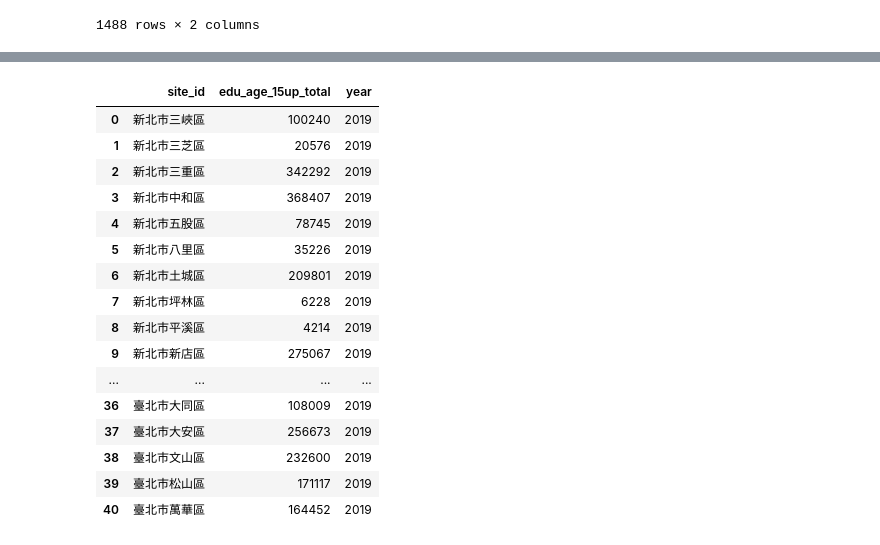
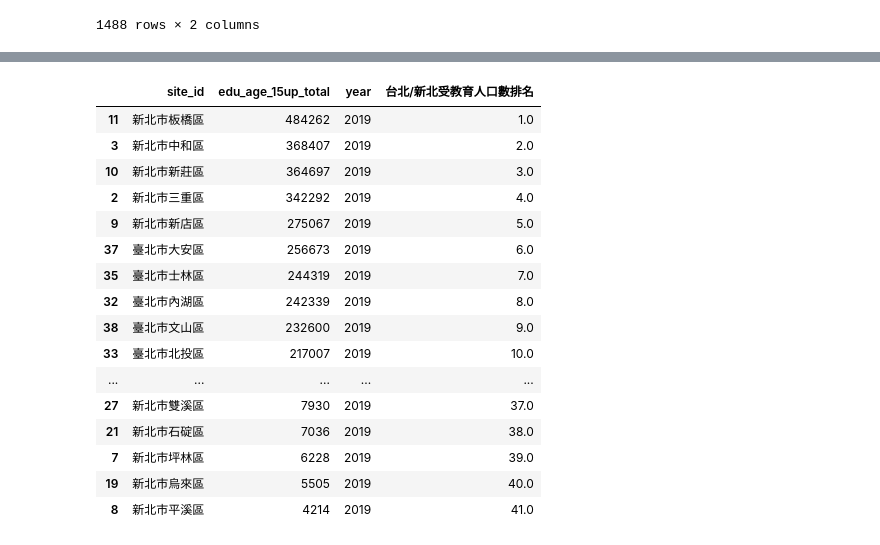
Before and after one commit to Shawn0604/LAT, a Jupyter notebook: week2_homework.ipynb, the cells around one changed output, grey strips where cells are left out. Cells and saved outputs as stored; diff of their text form; code cells hidden in the pictures.

```diff
--- a/week2_homework.ipynb
+++ b/week2_homework.ipynb
@@ -39,11 +39,11 @@ df
 | 1488 | 109 | 63000120042 | 臺北市北投區 | 湖田里 | 861 | 2 | ... |
 1489 rows × 51 columns
 # %%
-temp=df[['site_id','edu_age_15up_total']]
+data=df[['site_id','edu_age_15up_total']]
+#數據中的第一行為字串，無法進行讀取，要刪除
+data= data.drop(0)
 
-temp= temp.drop(0)
-
-temp
+data
 # %% [output]
 |  | site_id | edu_age_15up_total |
 | 1 | 新北市板橋區 | 1455 |
@@ -81,13 +61,10 @@ memory usage: 593.4+ KB
 # %%
-temp['edu_age_15up_total']=temp["edu_age_15up_total"].astype(int)
+#將特定行的字串轉成整數，才能在後面進行加總
+data['edu_age_15up_total']=data["edu_age_15up_total"].astype(int)
 # %%
-type=temp.groupby(['site_id'])['edu_age_15up_total'].sum().reset_index()
+data=data.groupby(['site_id'])['edu_age_15up_total'].sum().reset_index()
 
-
-# type['year']=110
-
-
-type.head()
+data
 # %% [output]
 |  | site_id | edu_age_15up_total |
 | 0 | 新北市三峽區 | 100240 |
@@ -98,22 +86,25 @@ type.head()
 # %%
-type["year"]=2019
-
-type
+data["year"]=2019
+data['台北/新北受教育人口數排名'] = data.edu_age_15up_total.rank(method='first',ascending=False)
+# type.sort_values(by='台北/新北受教育人口數排名', ascending=False)
+#依據該地區在台北市或是新北市的教育人口進行排名
+data.sort_values("台北/新北受教育人口數排名",inplace=True)
+data
 # %% [output]
-|  | site_id | edu_age_15up_total | year |
-| 0 | 新北市三峽區 | 100240 | 2019 |
-| 1 | 新北市三芝區 | 20576 | 2019 |
-| 2 | 新北市三重區 | 342292 | 2019 |
-| 3 | 新北市中和區 | 368407 | 2019 |
-| 4 | 新北市五股區 | 78745 | 2019 |
-| 5 | 新北市八里區 | 35226 | 2019 |
-| 6 | 新北市土城區 | 209801 | 2019 |
-| 7 | 新北市坪林區 | 6228 | 2019 |
-| 8 | 新北市平溪區 | 4214 | 2019 |
-| 9 | 新北市新店區 | 275067 | 2019 |
-| ... | ... | ... | ... |
-| 36 | 臺北市大同區 | 108009 | 2019 |
-| 37 | 臺北市大安區 | 256673 | 2019 |
-| 38 | 臺北市文山區 | 232600 | 2019 |
-| 39 | 臺北市松山區 | 171117 | 2019 |
-| 40 | 臺北市萬華區 | 164452 | 2019 |
+|  | site_id | edu_age_15up_total | year | 台北/新北受教育人口數排名 |
+| 11 | 新北市板橋區 | 484262 | 2019 | 1.0 |
+| 3 | 新北市中和區 | 368407 | 2019 | 2.0 |
+| 10 | 新北市新莊區 | 364697 | 2019 | 3.0 |
+| 2 | 新北市三重區 | 342292 | 2019 | 4.0 |
+| 9 | 新北市新店區 | 275067 | 2019 | 5.0 |
+| 37 | 臺北市大安區 | 256673 | 2019 | 6.0 |
+| 35 | 臺北市士林區 | 244319 | 2019 | 7.0 |
+| 32 | 臺北市內湖區 | 242339 | 2019 | 8.0 |
+| 38 | 臺北市文山區 | 232600 | 2019 | 9.0 |
+| 33 | 臺北市北投區 | 217007 | 2019 | 10.0 |
+| ... | ... | ... | ... | ... |
+| 27 | 新北市雙溪區 | 7930 | 2019 | 37.0 |
+| 21 | 新北市石碇區 | 7036 | 2019 | 38.0 |
+| 7 | 新北市坪林區 | 6228 | 2019 | 39.0 |
+| 19 | 新北市烏來區 | 5505 | 2019 | 40.0 |
+| 8 | 新北市平溪區 | 4214 | 2019 | 41.0 |
```
Also changed, not shown: parts of 3 cells of this notebook.
